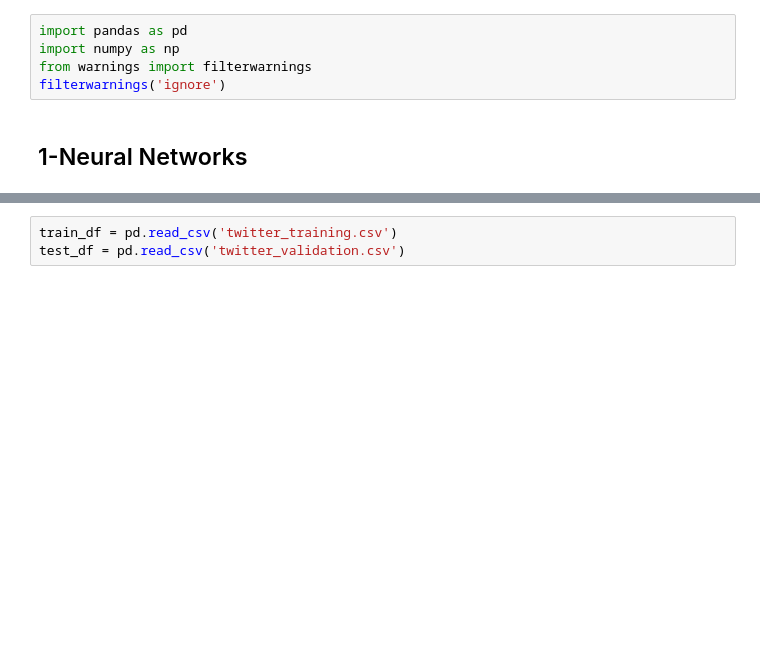
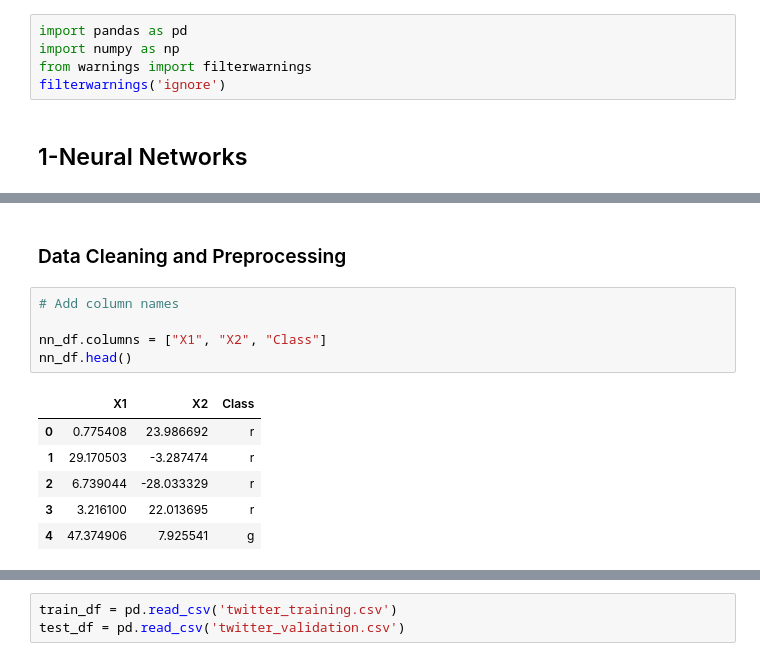
Before and after one commit to Willnguyen02/PHYS-243-Final-Project, a Jupyter notebook: PHYS_243_Final.ipynb, the cells around one changed output, grey strips where cells are left out. Drawn from its saved outputs; the diff is of its cells as text; blank space fills up the shorter version.

```diff
--- a/PHYS_243_Final.ipynb
+++ b/PHYS_243_Final.ipynb
@@ -9,0 +20,14 @@ filterwarnings('ignore')
+# %% [markdown]
+### Data Cleaning and Preprocessing
+# %%
+# Add column names
+
+nn_df.columns = ["X1", "X2", "Class"]
+nn_df.head()
+# %% [output]
+|  | X1 | X2 | Class |
+| 0 | 0.775408 | 23.986692 | r |
+| 1 | 29.170503 | -3.287474 | r |
+| 2 | 6.739044 | -28.033329 | r |
+| 3 | 3.216100 | 22.013695 | r |
+| 4 | 47.374906 | 7.925541 | g |
```
Also changed, not shown: parts of 45 cells of this notebook.
